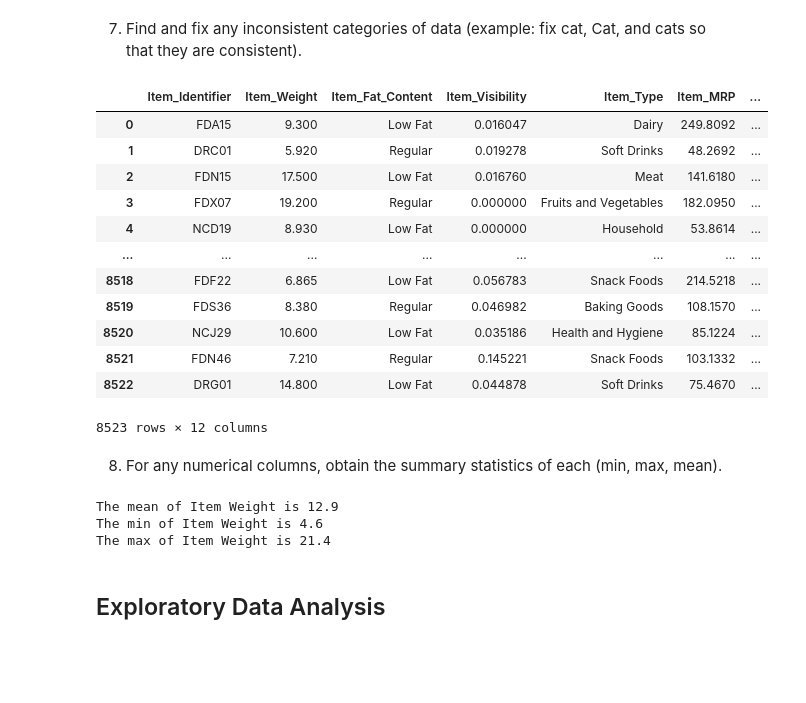
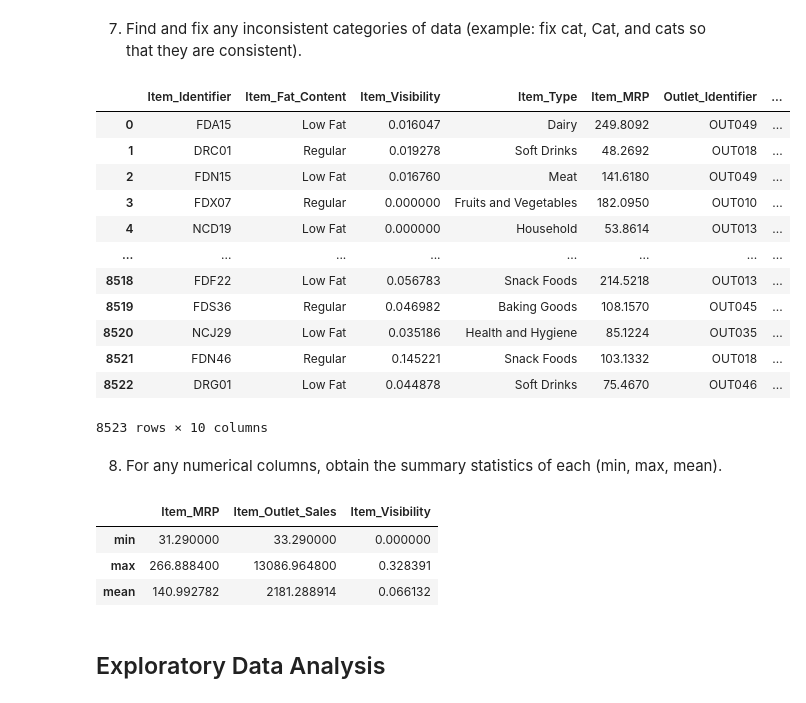
Before and after one commit to tjbingamon/Prediction-of-Product-Sales, a Jupyter notebook: Prediction-of-Product-Sales.ipynb, the cells around one changed output. Drawn from its saved outputs; the diff is of its cells as text; code cells hidden in the pictures; blank space fills up the shorter version.

```diff
--- a/Prediction-of-Product-Sales.ipynb
+++ b/Prediction-of-Product-Sales.ipynb
@@ -131,38 +148,34 @@ Item_Outlet_Sales            0
 dtype: int64
 # %% [markdown]
 7.  Find and fix any inconsistent categories of data (example: fix cat, Cat, and cats so that they are consistent).
-# %%
-product_df['Item_Weight'].fillna(0, inplace=True)
-product_df['Outlet_Size'].fillna('none', inplace=True)
-product_df
-# %% [output]
-|  | Item_Identifier | Item_Weight | Item_Fat_Content | Item_Visibility | Item_Type | Item_MRP | ... |
-| 0 | FDA15 | 9.300 | Low Fat | 0.016047 | Dairy | 249.8092 | ... |
-| 1 | DRC01 | 5.920 | Regular | 0.019278 | Soft Drinks | 48.2692 | ... |
-| 2 | FDN15 | 17.500 | Low Fat | 0.016760 | Meat | 141.6180 | ... |
-| 3 | FDX07 | 19.200 | Regular | 0.000000 | Fruits and Vegetables | 182.0950 | ... |
-| 4 | NCD19 | 8.930 | Low Fat | 0.000000 | Household | 53.8614 | ... |
-| ... | ... | ... | ... | ... | ... | ... | ... |
-| 8518 | FDF22 | 6.865 | Low Fat | 0.056783 | Snack Foods | 214.5218 | ... |
-| 8519 | FDS36 | 8.380 | Regular | 0.046982 | Baking Goods | 108.1570 | ... |
-| 8520 | NCJ29 | 10.600 | Low Fat | 0.035186 | Health and Hygiene | 85.1224 | ... |
-| 8521 | FDN46 | 7.210 | Regular | 0.145221 | Snack Foods | 103.1332 | ... |
-| 8522 | DRG01 | 14.800 | Low Fat | 0.044878 | Soft Drinks | 75.4670 | ... |
-8523 rows × 12 columns
+# %%
+product_df2.fillna('none', inplace=True)
+product_df2
+# %% [output]
+|  | Item_Identifier | Item_Fat_Content | Item_Visibility | Item_Type | Item_MRP | Outlet_Identifier | ... |
+| 0 | FDA15 | Low Fat | 0.016047 | Dairy | 249.8092 | OUT049 | ... |
+| 1 | DRC01 | Regular | 0.019278 | Soft Drinks | 48.2692 | OUT018 | ... |
+| 2 | FDN15 | Low Fat | 0.016760 | Meat | 141.6180 | OUT049 | ... |
+| 3 | FDX07 | Regular | 0.000000 | Fruits and Vegetables | 182.0950 | OUT010 | ... |
+| 4 | NCD19 | Low Fat | 0.000000 | Household | 53.8614 | OUT013 | ... |
+| ... | ... | ... | ... | ... | ... | ... | ... |
+| 8518 | FDF22 | Low Fat | 0.056783 | Snack Foods | 214.5218 | OUT013 | ... |
+| 8519 | FDS36 | Regular | 0.046982 | Baking Goods | 108.1570 | OUT045 | ... |
+| 8520 | NCJ29 | Low Fat | 0.035186 | Health and Hygiene | 85.1224 | OUT035 | ... |
+| 8521 | FDN46 | Regular | 0.145221 | Snack Foods | 103.1332 | OUT018 | ... |
+| 8522 | DRG01 | Low Fat | 0.044878 | Soft Drinks | 75.4670 | OUT046 | ... |
+8523 rows × 10 columns
 # %% [markdown]
 8. For any numerical columns, obtain the summary statistics of each (min, max, mean).
-# %%
-itm_mean = round(product_df['Item_Weight'].mean(),1)
-itm_min = round(product_df['Item_Weight'].min(),1)
-itm_max = round(product_df['Item_Weight'].max(),1)
-
-print("The mean of Item Weight is",itm_mean)
-print("The min of Item Weight is",itm_min)
-print("The max of Item Weight is",itm_max)
-# %% [output]
-The mean of Item Weight is 12.9
-The min of Item Weight is 4.6
-The max of Item Weight is 21.4
+# %%
+product_df2.agg({"Item_MRP": ["min", "max", "mean"],
+                "Item_Outlet_Sales": ["min", "max", "mean"],
+                "Item_Visibility": ["min", "max", "mean"]})
+# %% [output]
+|  | Item_MRP | Item_Outlet_Sales | Item_Visibility |
+| min | 31.290000 | 33.290000 | 0.000000 |
+| max | 266.888400 | 13086.964800 | 0.328391 |
+| mean | 140.992782 | 2181.288914 | 0.066132 |
 # %% [markdown]
 ## Exploratory Data Analysis
 # %% [markdown]
```
Also changed, not shown: parts of 1 cell of this notebook.
